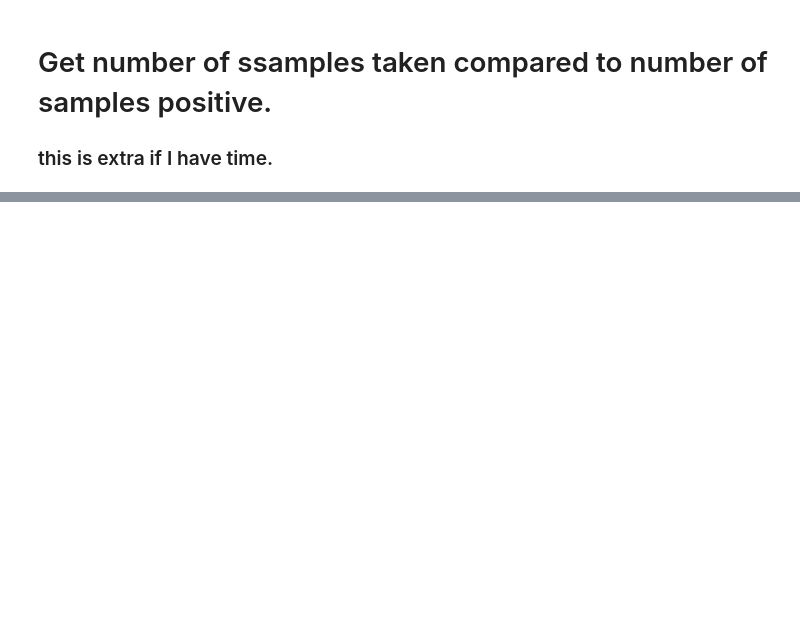
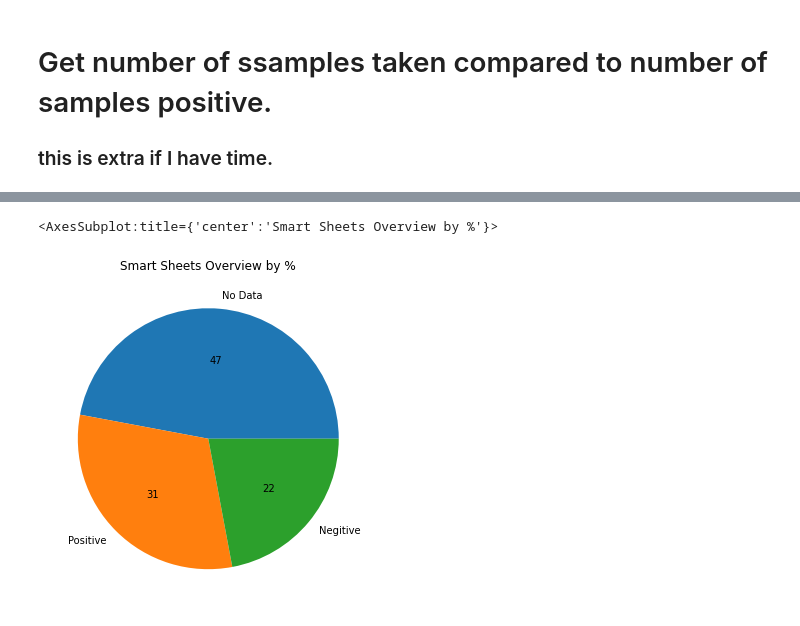
Before and after one commit to Jtrahan88/Portfolio, a Jupyter notebook: Fire Projects/North and Central Dixie Fire/Northern Dixie/Northern Dixie Fire-ASB Audit.ipynb, the cells around one changed output, grey strips where cells are left out. Drawn from its saved outputs; the diff is of its cells as text; code cells hidden in the pictures; blank space fills up the shorter version.

```diff
--- a/Fire Projects/North and Central Dixie Fire/Northern Dixie/Northern Dixie Fire-ASB Audit.ipynb
+++ b/Fire Projects/North and Central Dixie Fire/Northern Dixie/Northern Dixie Fire-ASB Audit.ipynb
@@ -232,0 +348,11 @@ final.to_excel("Northern Dixie ASB Audit.xlsx")
+# %%
+final['ASB RESULTS'].value_counts().plot(kind='pie',
+                                       ylabel="",
+                                       title="Smart Sheets Overview by %",
+                                       autopct='%2.f',
+                                       labels=['No Data', 'Positive', 'Negitive'],
+                                       fontsize=10,
+                                       figsize=(6,6))
+# %% [output]
+<AxesSubplot:title={'center':'Smart Sheets Overview by %'}>
+[figure, added]
```
Also changed, not shown: parts of 51 cells of this notebook.
